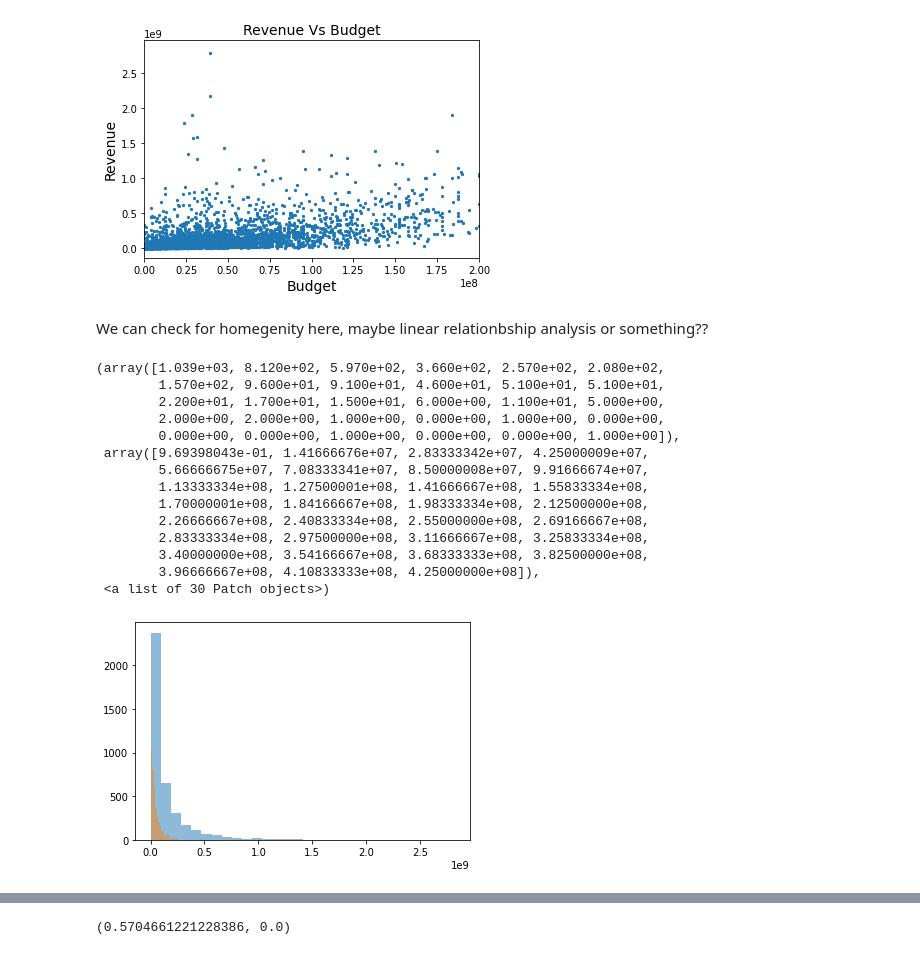
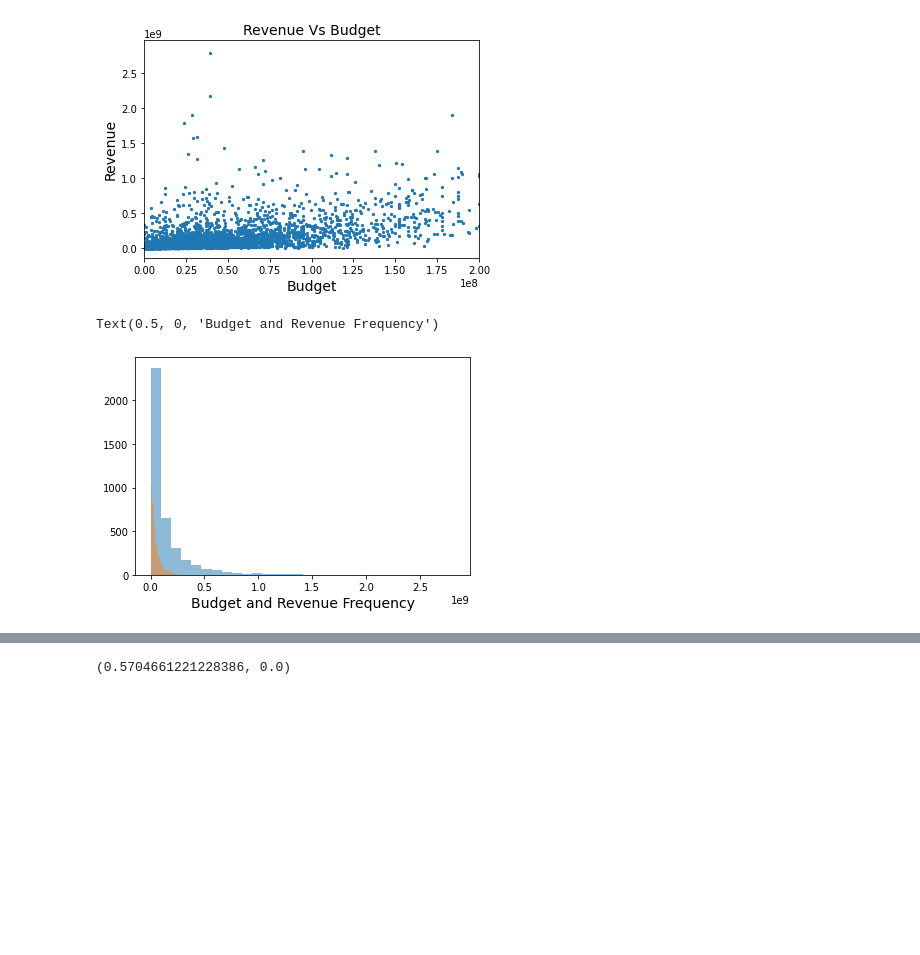
Before and after one commit to sebastian122H/Rasselbande, a Jupyter notebook: Python_for_Data_Science_Die_Rasselbande.ipynb, the cells around one changed output, grey strips where cells are left out. Cells and saved outputs as stored; diff of their text form; code cells hidden in the pictures; blank space fills up the shorter version.

```diff
--- a/Python_for_Data_Science_Die_Rasselbande.ipynb
+++ b/Python_for_Data_Science_Die_Rasselbande.ipynb
@@ -44,6 +64,6 @@ Index(['id', 'imdb_id', 'popularity', 'budget', 'revenue', 'original_title',
 # %%
 #From this code we drop the unused columns that we do not require for our analysis
-df.drop(['imdb_id', 'popularity', 'original_title',
+df.drop(['imdb_id', 'id', 'popularity', 'original_title',
        'cast', 'homepage', 'director', 'tagline', 'keywords', 'overview',
        'runtime', 'genres', 'production_companies','release_date',
        'vote_count', 'vote_average'],axis = 1, inplace=True)
@@ -190,26 +264,12 @@ plt.xlim(0, 2 * (10**8))
 plt.show()
 # %% [output]
 [figure]
-# %% [markdown]
-We can check for homegenity here, maybe linear relationbship analysis or something??
 # %%
-
+## Two histograms plotted on top of each other to represent the frequency of how much a movie made with a certain budget
 plt.hist(df["revenue_adj"], bins = 30, alpha = 0.5)
 plt.hist(df["budget_adj"], bins = 30, alpha = 0.5)
+plt.xlabel('Budget and Revenue Frequency', fontsize=14)
 # %% [output]
-(array([1.039e+03, 8.120e+02, 5.970e+02, 3.660e+02, 2.570e+02, 2.080e+02,
-        1.570e+02, 9.600e+01, 9.100e+01, 4.600e+01, 5.100e+01, 5.100e+01,
-        2.200e+01, 1.700e+01, 1.500e+01, 6.000e+00, 1.100e+01, 5.000e+00,
-        2.000e+00, 2.000e+00, 1.000e+00, 0.000e+00, 1.000e+00, 0.000e+00,
-        0.000e+00, 0.000e+00, 1.000e+00, 0.000e+00, 0.000e+00, 1.000e+00]),
- array([9.69398043e-01, 1.41666676e+07, 2.83333342e+07, 4.25000009e+07,
-        5.66666675e+07, 7.08333341e+07, 8.50000008e+07, 9.91666674e+07,
-        1.13333334e+08, 1.27500001e+08, 1.41666667e+08, 1.55833334e+08,
-        1.70000001e+08, 1.84166667e+08, 1.98333334e+08, 2.12500000e+08,
-        2.26666667e+08, 2.40833334e+08, 2.55000000e+08, 2.69166667e+08,
-        2.83333334e+08, 2.97500000e+08, 3.11666667e+08, 3.25833334e+08,
-        3.40000000e+08, 3.54166667e+08, 3.68333333e+08, 3.82500000e+08,
-        3.96666667e+08, 4.10833333e+08, 4.25000000e+08]),
- <a list of 30 Patch objects>)
+Text(0.5, 0, 'Budget and Revenue Frequency')
-[figure, old version]
+[figure, new version]
 # %%
```
Also changed, not shown: parts of 21 cells of this notebook.
